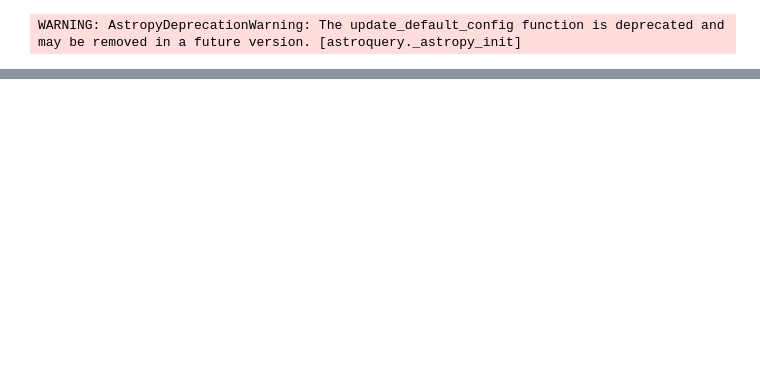
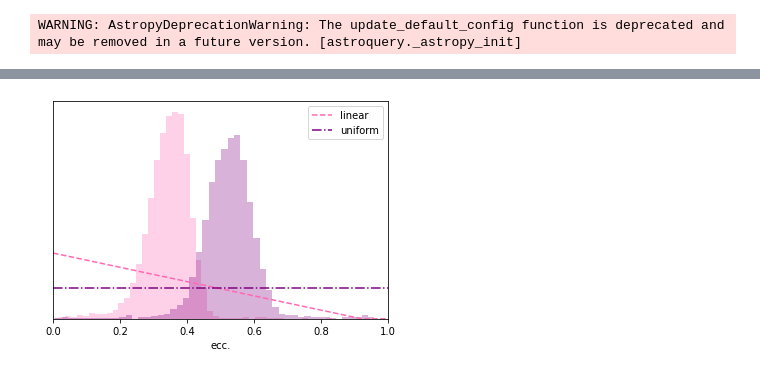
Before and after one commit to sblunt/hip65426, a Jupyter notebook: orbit_plots.ipynb, the cells around one changed output, grey strips where cells are left out. Cells and saved outputs as stored; diff of their text form; code cells hidden in the pictures; blank space fills up the shorter version.

```diff
--- a/orbit_plots.ipynb
+++ b/orbit_plots.ipynb
@@ -121,0 +138,26 @@ plt.savefig('results/plots/rv_meas.png', dpi=250)
+# %%
+# compare the eccentricity posteriors using different priors
+
+plt.figure()
+colors=['hotpink', 'purple']
+for i, res in enumerate([lin_ecc_results, twograv_results]):
+    plt.hist(res.post[:, res.system.param_idx['ecc1']], bins=50, color=colors[i], alpha=0.3, density=True)
+
+# overplot the prior in each case
+m = -2.18
+b = 2.01
+xplot = np.array([0, -b/m, 1])
+norm = -0.5*b**2/m
+print(norm)
+yplot = (m * xplot + b) / norm
+yplot[-1] = 0
+
+plt.plot(xplot, yplot, color=colors[0], ls='--', label='linear')
+plt.plot(xplot, np.ones(len(xplot)), color=colors[1], ls='-.', label='uniform')
+plt.xlim(0,1)
+plt.legend()
+plt.yticks([])
+plt.xlabel('ecc.')
+plt.savefig('results/plots/ecc_compare.png', dpi=250)
+# %% [output]
+[figure, added]
```
Also changed, not shown: parts of 8 cells of this notebook.
